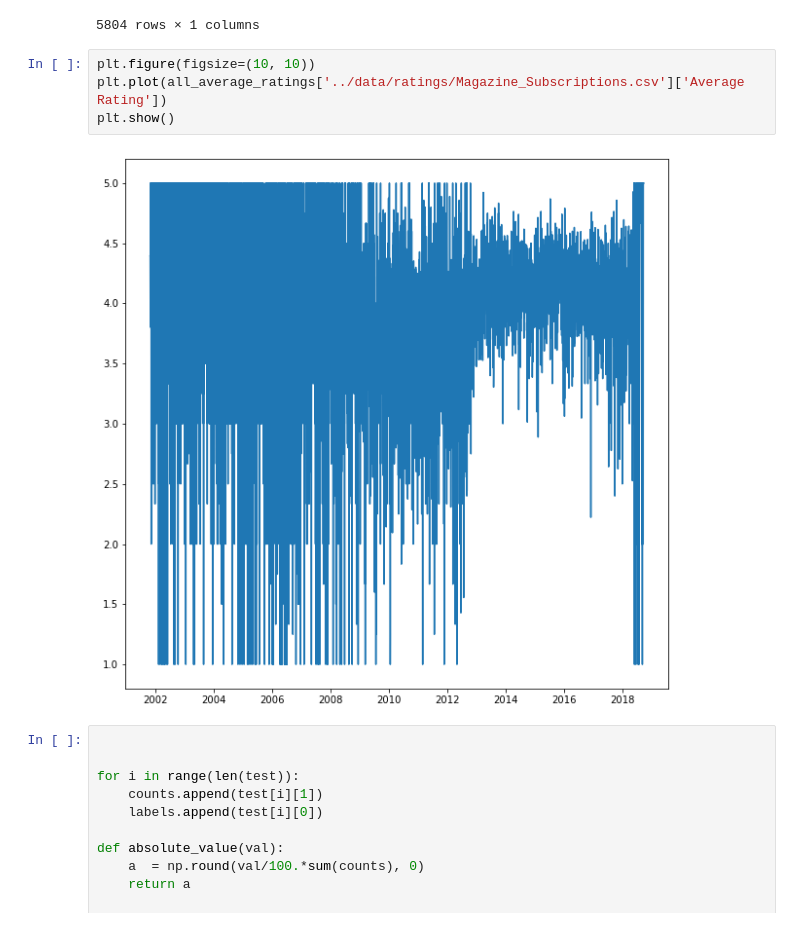
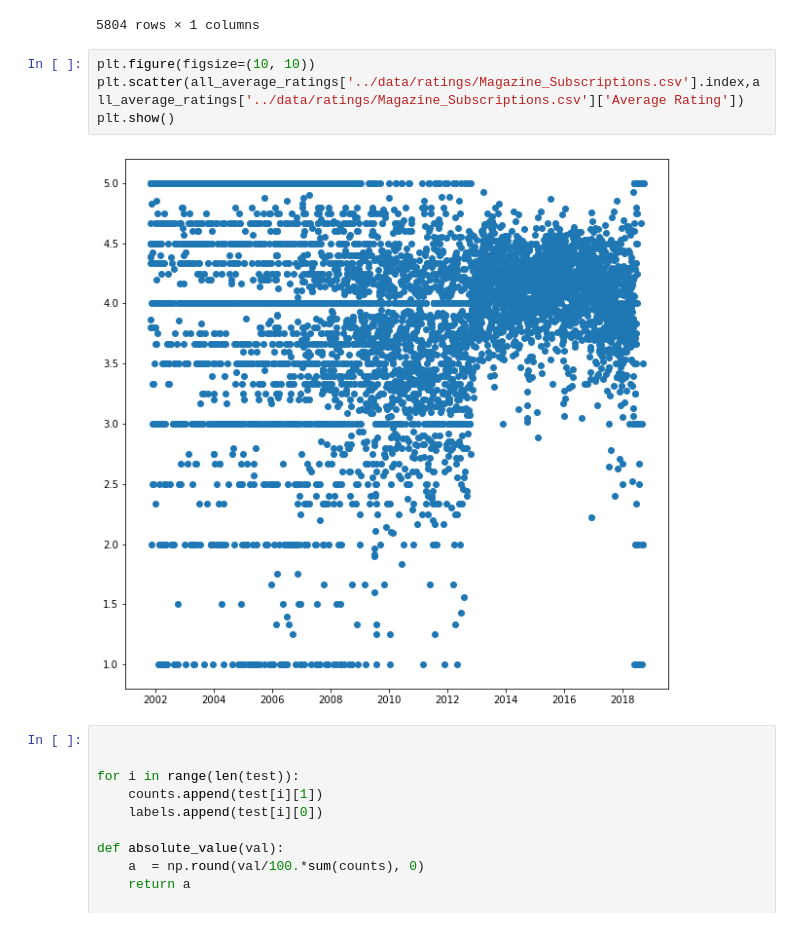
Before and after one commit to medvidov/dsci510final, a Jupyter notebook: HW4/HW 4 Proof of Concept.ipynb, the cells around one changed output. Cells and saved outputs as stored; diff of their text form.

Commit message:
Finished project except advanced visualization.

```diff
--- a/HW4/HW 4 Proof of Concept.ipynb
+++ b/HW4/HW 4 Proof of Concept.ipynb
@@ -362,10 +362,10 @@ all_average_ratings['../data/ratings/Magazine_Subscriptions.csv']
 5804 rows × 1 columns
 # %%
 plt.figure(figsize=(10, 10))
-plt.plot(all_average_ratings['../data/ratings/Magazine_Subscriptions.csv']['Average Rating'])
+plt.scatter(all_average_ratings['../data/ratings/Magazine_Subscriptions.csv'].index,all_average_ratings['../data/ratings/Magazine_Subscriptions.csv']['Average Rating'])
 plt.show()
 # %% [output]
-[figure, old version]
+[figure, new version]
 # %%
 
 
```
Also changed, not shown: parts of 2 cells of this notebook, 13 other files.
